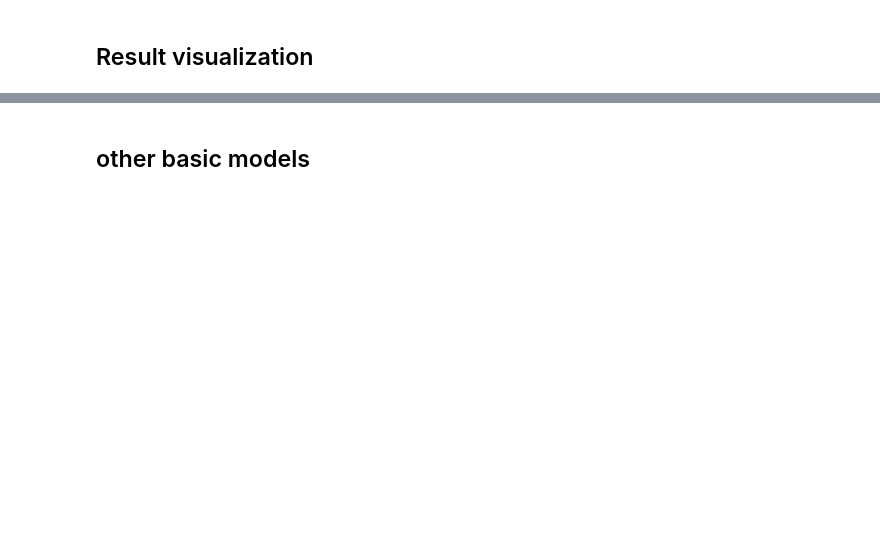
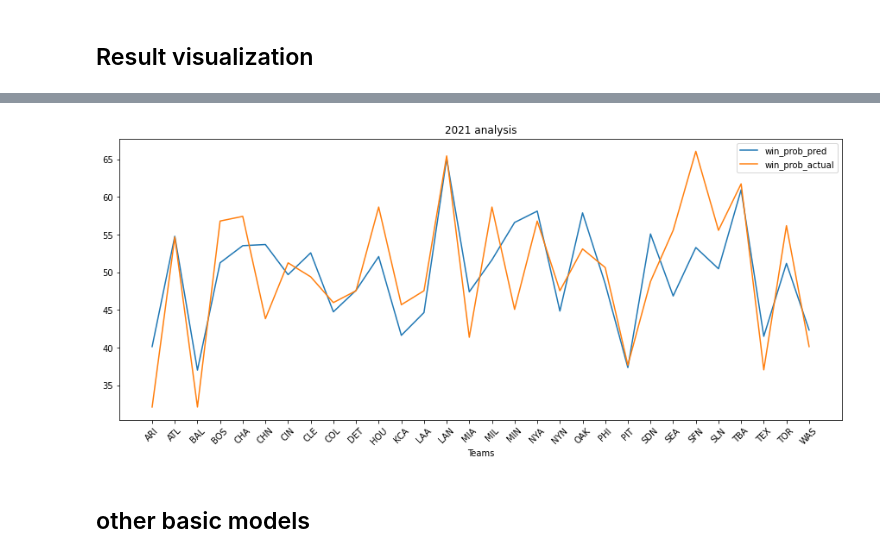
Before and after one commit to ShaliniR8/lahman-mlb, a Jupyter notebook: combined_features.ipynb, the cells around one changed output, grey strips where cells are left out. Saved outputs shown, nothing was run; the diff lists cells and outputs as text; code cells hidden in the pictures; blank space fills up the shorter version.

```diff
--- a/combined_features.ipynb
+++ b/combined_features.ipynb
@@ -365,12 +403,15 @@ k : 5
 ## Result visualization
 # %%
 inv = list(ohe.inverse_transform(X_test[tid_names]).reshape(1,-1))[0]
+test_years = list(X_test['yearID'])
 
 result_df = pd.DataFrame()
+result_df['yearID'] = np.array(year_array)[test_years]
 result_df['teamID'] = inv
 result_df['win_prob_pred'] = list(y_pred)
 result_df['win_prob_pred'] *= 100
 result_df['win_prob_actual'] = list(y_test)
 result_df['win_prob_actual'] *= 100
 
+
 result_df
@@ -385,3 +440,16 @@ plt.show()
+# %%
+#@title graph for 2021
+result_df_2021 = result_df[result_df['yearID'] == 2021 ]
+plt.figure(figsize = (15,6))
+plt.plot(result_df_2021['teamID'], result_df_2021['win_prob_pred'], label = 'win_prob_pred')
+plt.plot(result_df_2021['teamID'], result_df_2021['win_prob_actual'], label = 'win_prob_actual')
+plt.title('2021 analysis')
+plt.xlabel('Teams')
+plt.xticks(rotation=45)
+plt.legend()
+plt.show()
+# %% [output]
+[figure, added]
 # %% [markdown]
 ## other basic models
 # %%
```
Also changed, not shown: parts of 13 cells of this notebook.
